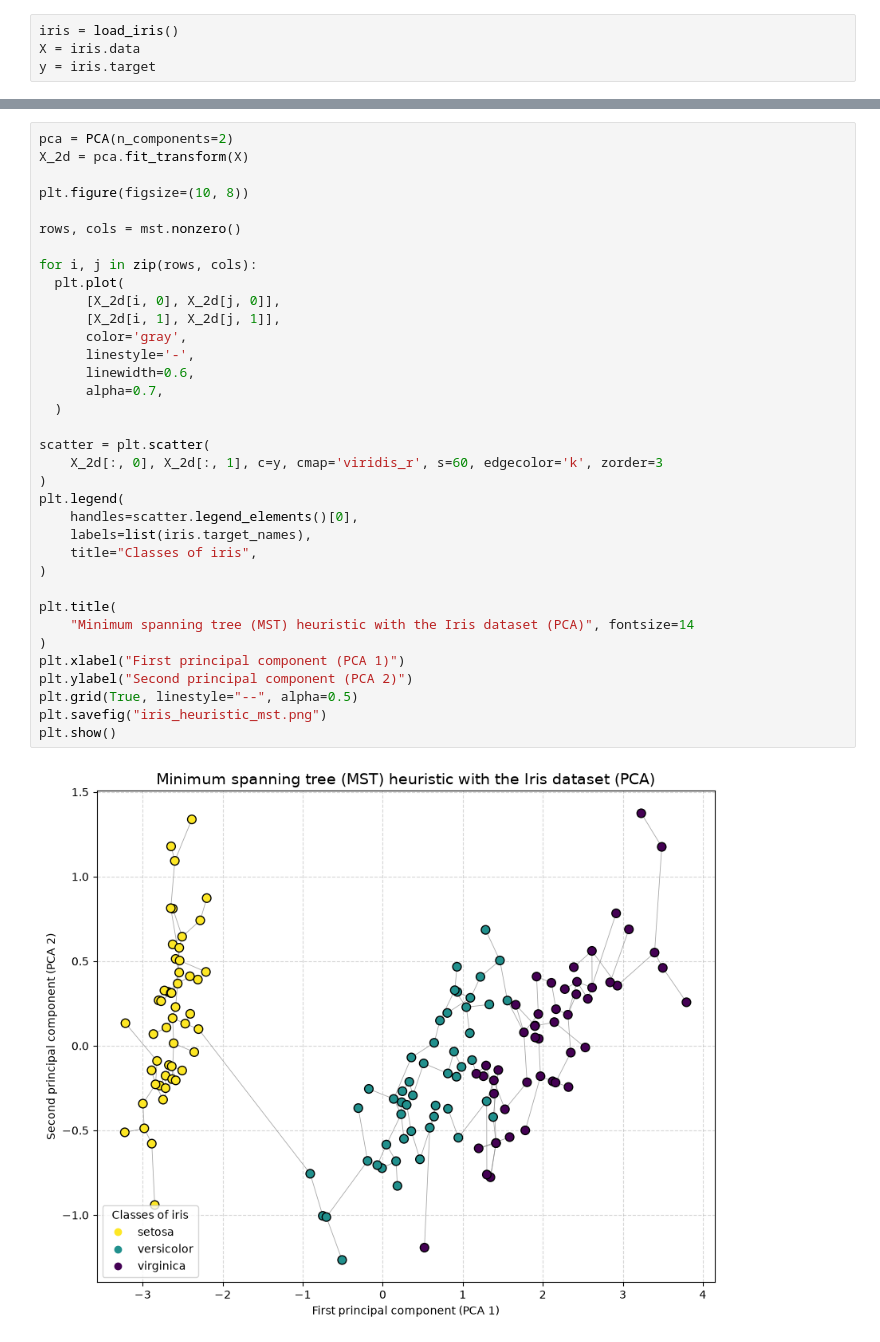
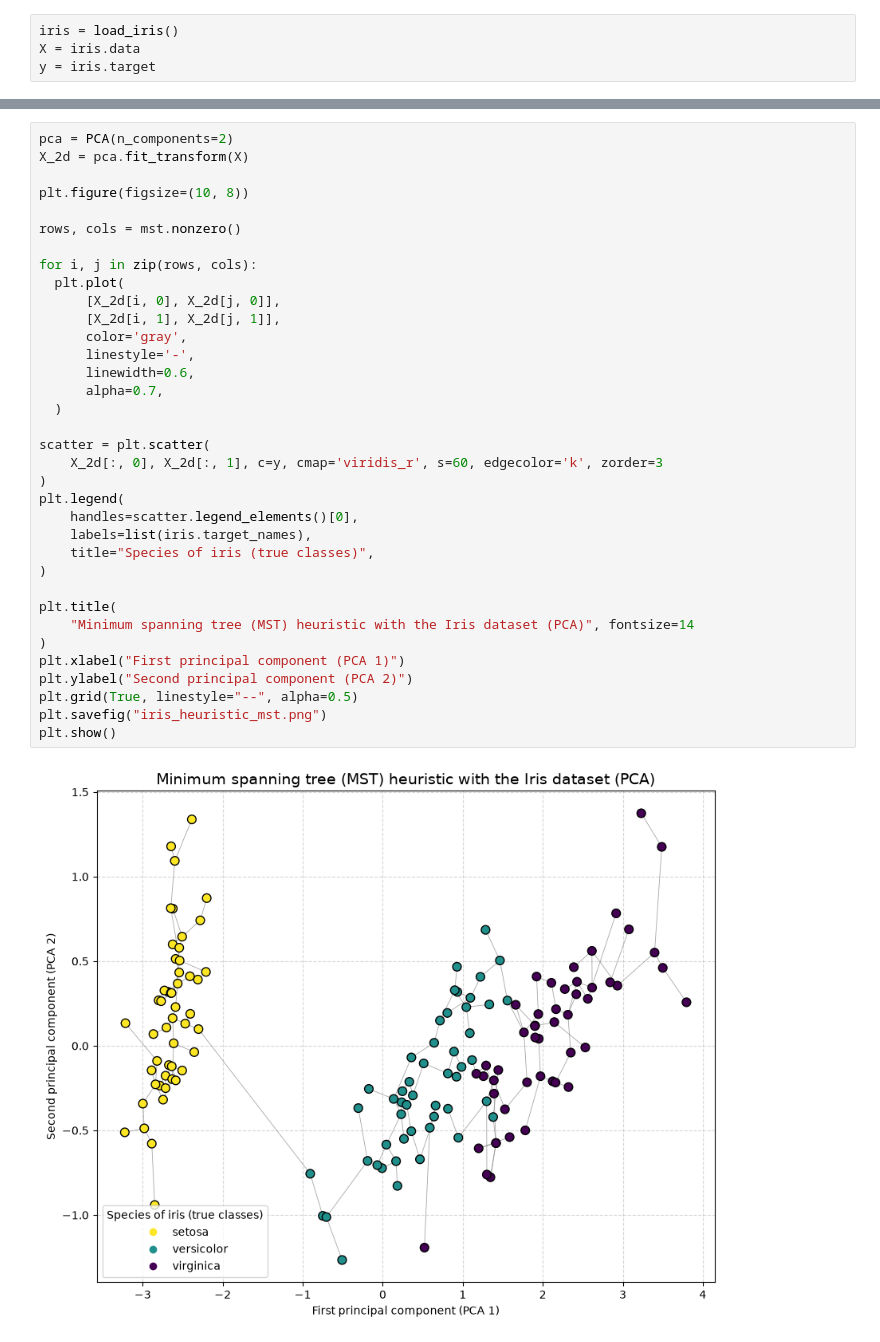
Before and after one commit to id2591/Optimisation, a Jupyter notebook: heuristic_mst.ipynb, the cells around one changed output, grey strips where cells are left out. Drawn from its saved outputs; the diff is of its cells as text.

```diff
--- a/heuristic_mst.ipynb
+++ b/heuristic_mst.ipynb
@@ -29,32 +41,32 @@ plt.figure(figsize=(10, 8))
 
 rows, cols = mst.nonzero()
 
 for i, j in zip(rows, cols):
   plt.plot(
       [X_2d[i, 0], X_2d[j, 0]],
       [X_2d[i, 1], X_2d[j, 1]],
       color='gray',
       linestyle='-',
       linewidth=0.6,
       alpha=0.7,
   )
 
 scatter = plt.scatter(
     X_2d[:, 0], X_2d[:, 1], c=y, cmap='viridis_r', s=60, edgecolor='k', zorder=3
 )
 plt.legend(
     handles=scatter.legend_elements()[0],
     labels=list(iris.target_names),
-    title="Classes of iris",
+    title="Species of iris (true classes)",
 )
 
 plt.title(
     "Minimum spanning tree (MST) heuristic with the Iris dataset (PCA)", fontsize=14
 )
 plt.xlabel("First principal component (PCA 1)")
 plt.ylabel("Second principal component (PCA 2)")
 plt.grid(True, linestyle="--", alpha=0.5)
 plt.savefig("iris_heuristic_mst.png")
 plt.show()
 # %% [output]
-[figure, old version]
+[figure, new version]
```
Also changed, not shown: parts of 8 cells of this notebook, 5 other files.
